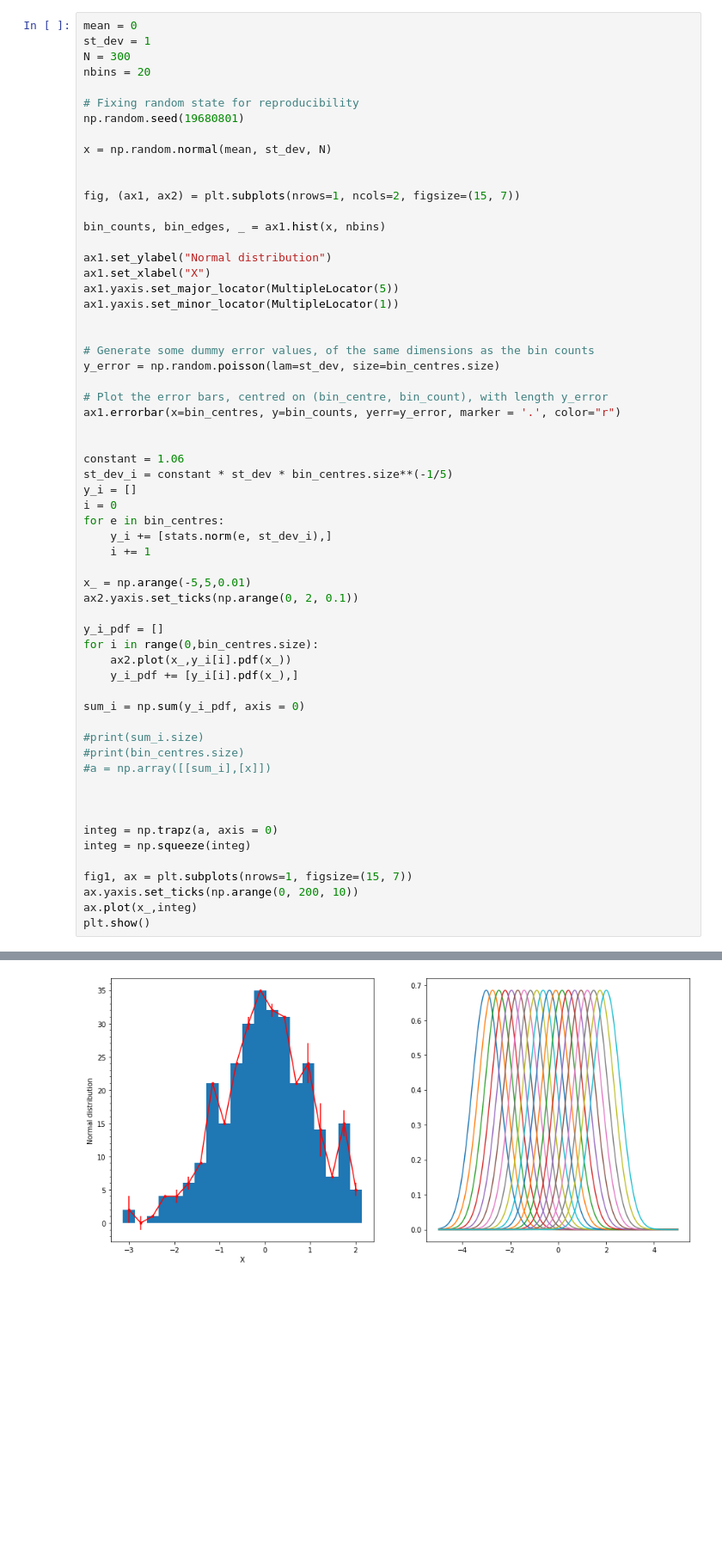
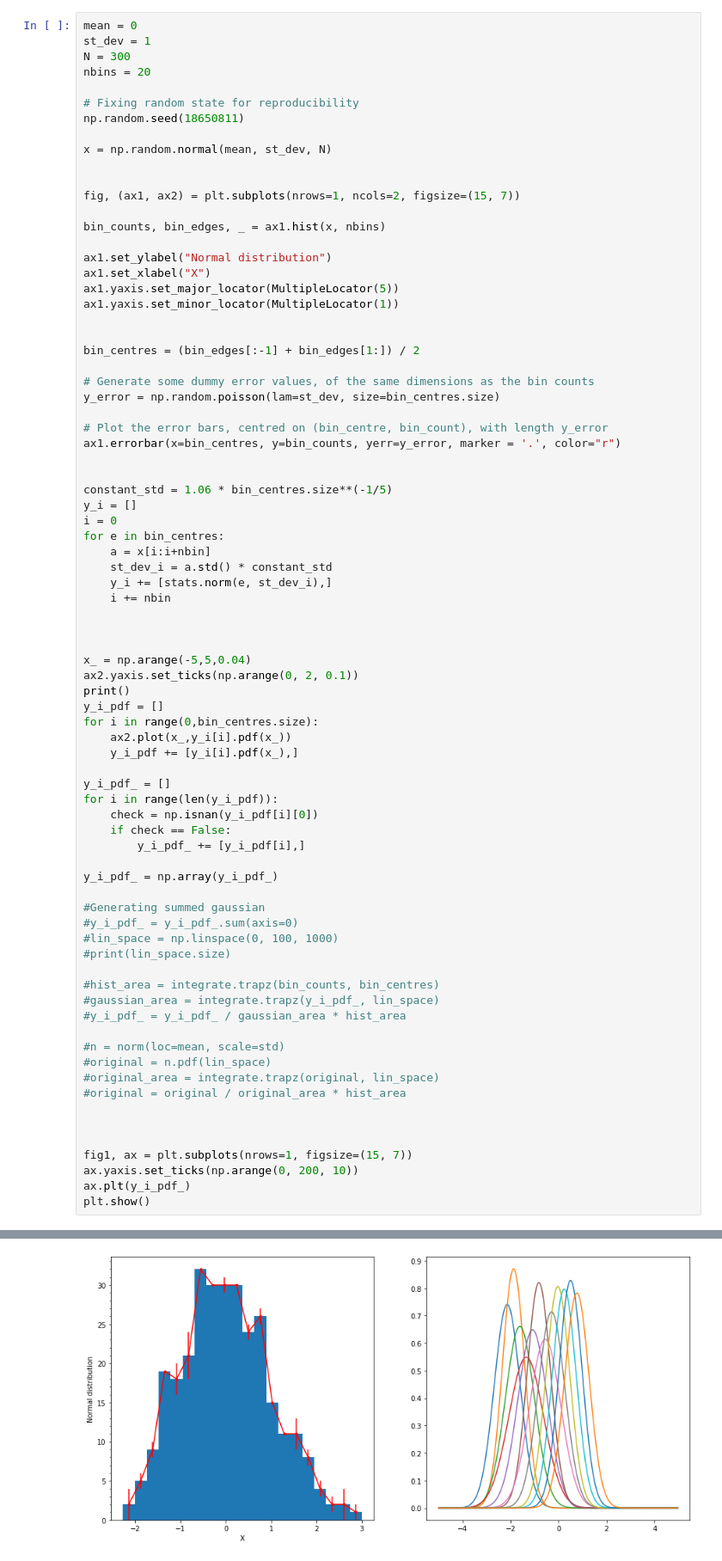
Before and after one commit to zucchett/HighLevelProgramming2021, a Jupyter notebook: 07ex_visualization.ipynb, the cells around one changed output, grey strips where cells are left out. Shown at 86% size. Drawn from its saved outputs; the diff is of its cells as text; blank space fills up the shorter version.

```diff
--- a/07ex_visualization.ipynb
+++ b/07ex_visualization.ipynb
@@ -114,7 +134,7 @@ N = 300
 nbins = 20
 
 # Fixing random state for reproducibility
-np.random.seed(19680801)
+np.random.seed(18650811)
 
 x = np.random.normal(mean, st_dev, N)
 
@@ -129,6 +149,8 @@ ax1.yaxis.set_major_locator(MultipleLocator(5))
 ax1.yaxis.set_minor_locator(MultipleLocator(1))
 
 
+bin_centres = (bin_edges[:-1] + bin_edges[1:]) / 2
+
 # Generate some dummy error values, of the same dimensions as the bin counts
 y_error = np.random.poisson(lam=st_dev, size=bin_centres.size)
 
@@ -136,35 +158,51 @@ y_error = np.random.poisson(lam=st_dev, size=bin_centres.size)
 ax1.errorbar(x=bin_centres, y=bin_counts, yerr=y_error, marker = '.', color="r")
 
 
-constant = 1.06
-st_dev_i = constant * st_dev * bin_centres.size**(-1/5)
+constant_std = 1.06 * bin_centres.size**(-1/5)
 y_i = []
 i = 0
 for e in bin_centres:
+    a = x[i:i+nbin]
+    st_dev_i = a.std() * constant_std
     y_i += [stats.norm(e, st_dev_i),]
-    i += 1
+    i += nbin
 
-x_ = np.arange(-5,5,0.01)
+
+
+x_ = np.arange(-5,5,0.04)
 ax2.yaxis.set_ticks(np.arange(0, 2, 0.1))
-
+print()
 y_i_pdf = []
 for i in range(0,bin_centres.size):
     ax2.plot(x_,y_i[i].pdf(x_))
     y_i_pdf += [y_i[i].pdf(x_),]
 
-sum_i = np.sum(y_i_pdf, axis = 0)
+y_i_pdf_ = []
+for i in range(len(y_i_pdf)):
+    check = np.isnan(y_i_pdf[i][0])
+    if check == False:
+        y_i_pdf_ += [y_i_pdf[i],]
 
-#print(sum_i.size)
-#print(bin_centres.size)
-#a = np.array([[sum_i],[x]])
+y_i_pdf_ = np.array(y_i_pdf_)
+
+#Generating summed gaussian
+#y_i_pdf_ = y_i_pdf_.sum(axis=0)
+#lin_space = np.linspace(0, 100, 1000)
+#print(lin_space.size)
+
+#hist_area = integrate.trapz(bin_counts, bin_centres)
+#gaussian_area = integrate.trapz(y_i_pdf_, lin_space)
+#y_i_pdf_ = y_i_pdf_ / gaussian_area * hist_area
+
+#n = norm(loc=mean, scale=std)
+#original = n.pdf(lin_space)
+#original_area = integrate.trapz(original, lin_space)
+#original = original / original_area * hist_area
 
 
 
-integ = np.trapz(a, axis = 0)
-integ = np.squeeze(integ)
-
 fig1, ax = plt.subplots(nrows=1, figsize=(15, 7))
 ax.yaxis.set_ticks(np.arange(0, 200, 10))
-ax.plot(x_,integ)
+ax.plt(y_i_pdf_)
 plt.show()
 # %% [output]
@@ -174 +210 @@ ValueError: operands could not be broadcast together with shapes (300,) (1000,)
-[figure, old version]
+[figure, new version]
```
Also changed, not shown: parts of 4 cells of this notebook.
